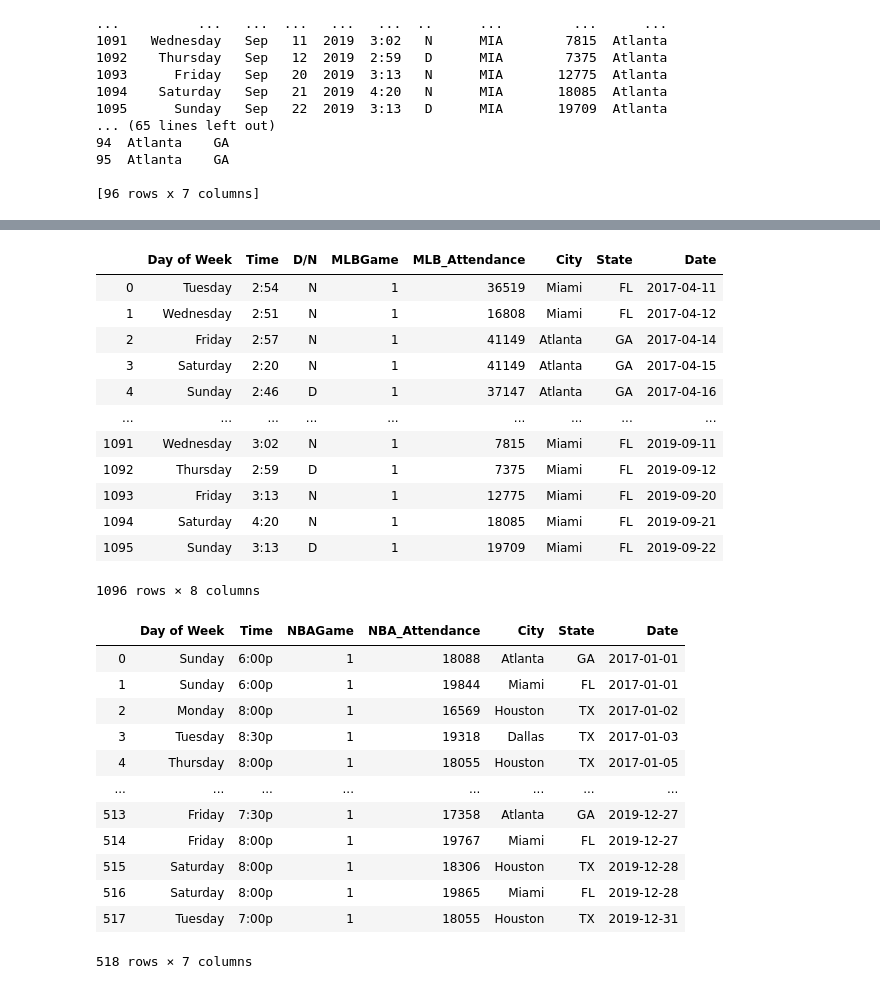
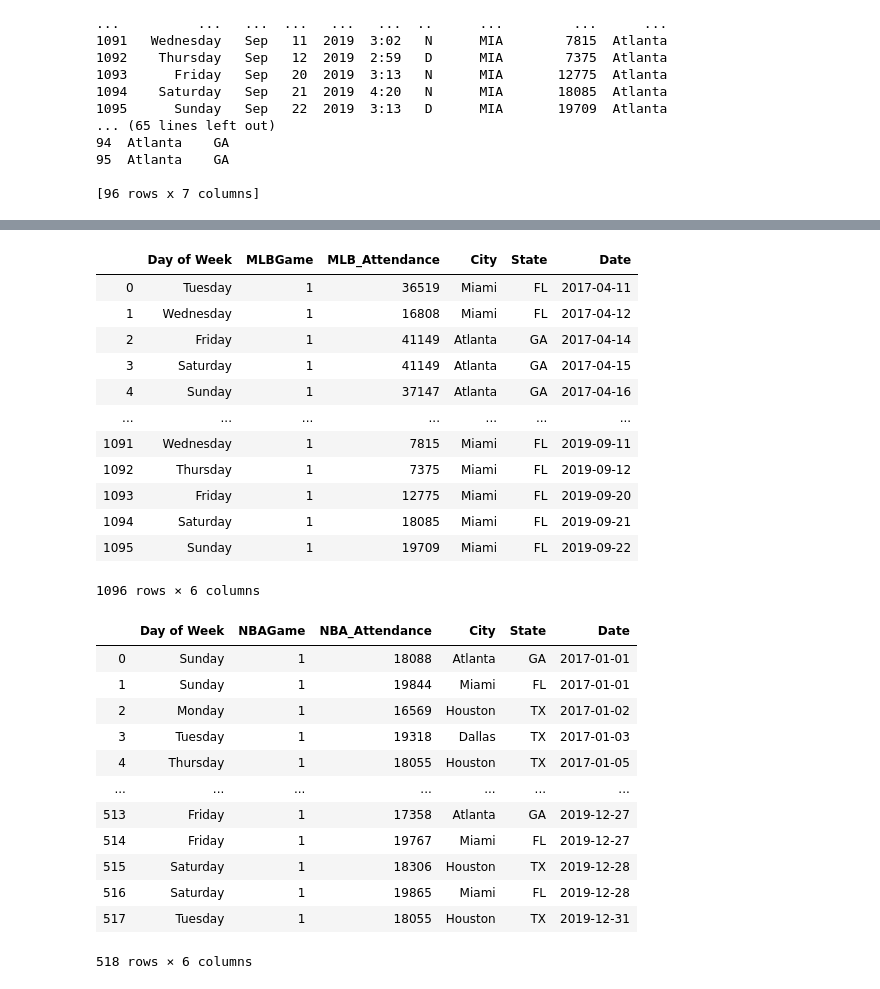
Before and after one commit to holden-herrell/IST718_GROUP_PROJECT, a Jupyter notebook: IST718-Final-Project.ipynb, the cells around one changed output, grey strips where cells are left out. Cells and saved outputs as stored; diff of their text form; code cells hidden in the pictures.

```diff
--- a/IST718-Final-Project.ipynb
+++ b/IST718-Final-Project.ipynb
@@ -186,49 +186,49 @@ display(NFL)
 # %%
 #Format MLB Dates
 MonthMap={'Jan':'01','Feb':'02', 'Mar':'03','Apr':'04','May':'05'
          ,'Jun':'06','Jul':'07','Aug':'08','Sep':'09','Oct':'10','Nov':'11','Dec':'12'}
 MLB['Month']=MLB['Month'].apply(lambda x: MonthMap[x])
 MLB['Date']=pd.to_datetime((MLB['Month'].astype(str)+' '+MLB['Day'].astype(str)+' '+MLB['Year'].astype(str)), format='%m %d %Y')
 MLB['Day of Week']=MLB['Date'].dt.day_name()
 #Drop Unneeded MLB Date columns
-MLB=MLB.drop(columns=['Month','Day','Year'])
+MLB=MLB.drop(columns=['Month','Day','Year','D/N','Time'])
 display(MLB)
 # %% [output]
-|  | Day of Week | Time | D/N | MLBGame | MLB_Attendance | City | State | Date |
-| 0 | Tuesday | 2:54 | N | 1 | 36519 | Miami | FL | 2017-04-11 |
-| 1 | Wednesday | 2:51 | N | 1 | 16808 | Miami | FL | 2017-04-12 |
-| 2 | Friday | 2:57 | N | 1 | 41149 | Atlanta | GA | 2017-04-14 |
-| 3 | Saturday | 2:20 | N | 1 | 41149 | Atlanta | GA | 2017-04-15 |
-| 4 | Sunday | 2:46 | D | 1 | 37147 | Atlanta | GA | 2017-04-16 |
-| ... | ... | ... | ... | ... | ... | ... | ... | ... |
-| 1091 | Wednesday | 3:02 | N | 1 | 7815 | Miami | FL | 2019-09-11 |
-| 1092 | Thursday | 2:59 | D | 1 | 7375 | Miami | FL | 2019-09-12 |
-| 1093 | Friday | 3:13 | N | 1 | 12775 | Miami | FL | 2019-09-20 |
-| 1094 | Saturday | 4:20 | N | 1 | 18085 | Miami | FL | 2019-09-21 |
-| 1095 | Sunday | 3:13 | D | 1 | 19709 | Miami | FL | 2019-09-22 |
+|  | Day of Week | MLBGame | MLB_Attendance | City | State | Date |
+| 0 | Tuesday | 1 | 36519 | Miami | FL | 2017-04-11 |
+| 1 | Wednesday | 1 | 16808 | Miami | FL | 2017-04-12 |
+| 2 | Friday | 1 | 41149 | Atlanta | GA | 2017-04-14 |
+| 3 | Saturday | 1 | 41149 | Atlanta | GA | 2017-04-15 |
+| 4 | Sunday | 1 | 37147 | Atlanta | GA | 2017-04-16 |
+| ... | ... | ... | ... | ... | ... | ... |
+| 1091 | Wednesday | 1 | 7815 | Miami | FL | 2019-09-11 |
+| 1092 | Thursday | 1 | 7375 | Miami | FL | 2019-09-12 |
+| 1093 | Friday | 1 | 12775 | Miami | FL | 2019-09-20 |
+| 1094 | Saturday | 1 | 18085 | Miami | FL | 2019-09-21 |
+| 1095 | Sunday | 1 | 19709 | Miami | FL | 2019-09-22 |
-1096 rows × 8 columns
+1096 rows × 6 columns
 # %%
 #Format NBA Dates
 NBA['Month']=NBA['Month'].apply(lambda x: MonthMap[x])
 NBA['Date']=pd.to_datetime((NBA['Month'].astype(str)+' '+NBA['Day'].astype(str)+' '+NBA['Year'].astype(str)), format='%m %d %Y')
 NBA['Day of Week']=NBA['Date'].dt.day_name()
 #Drop Unneeded NBA Date columns
-NBA=NBA.drop(columns=['Month','Day','Year'])
+NBA=NBA.drop(columns=['Month','Day','Year','Time'])
 display(NBA)
 # %% [output]
-|  | Day of Week | Time | NBAGame | NBA_Attendance | City | State | Date |
-| 0 | Sunday | 6:00p | 1 | 18088 | Atlanta | GA | 2017-01-01 |
-| 1 | Sunday | 6:00p | 1 | 19844 | Miami | FL | 2017-01-01 |
-| 2 | Monday | 8:00p | 1 | 16569 | Houston | TX | 2017-01-02 |
-| 3 | Tuesday | 8:30p | 1 | 19318 | Dallas | TX | 2017-01-03 |
-| 4 | Thursday | 8:00p | 1 | 18055 | Houston | TX | 2017-01-05 |
-| ... | ... | ... | ... | ... | ... | ... | ... |
-| 513 | Friday | 7:30p | 1 | 17358 | Atlanta | GA | 2019-12-27 |
-| 514 | Friday | 8:00p | 1 | 19767 | Miami | FL | 2019-12-27 |
-| 515 | Saturday | 8:00p | 1 | 18306 | Houston | TX | 2019-12-28 |
-| 516 | Saturday | 8:00p | 1 | 19865 | Miami | FL | 2019-12-28 |
-| 517 | Tuesday | 7:00p | 1 | 18055 | Houston | TX | 2019-12-31 |
+|  | Day of Week | NBAGame | NBA_Attendance | City | State | Date |
+| 0 | Sunday | 1 | 18088 | Atlanta | GA | 2017-01-01 |
+| 1 | Sunday | 1 | 19844 | Miami | FL | 2017-01-01 |
+| 2 | Monday | 1 | 16569 | Houston | TX | 2017-01-02 |
+| 3 | Tuesday | 1 | 19318 | Dallas | TX | 2017-01-03 |
+| 4 | Thursday | 1 | 18055 | Houston | TX | 2017-01-05 |
+| ... | ... | ... | ... | ... | ... | ... |
+| 513 | Friday | 1 | 17358 | Atlanta | GA | 2019-12-27 |
+| 514 | Friday | 1 | 19767 | Miami | FL | 2019-12-27 |
+| 515 | Saturday | 1 | 18306 | Houston | TX | 2019-12-28 |
+| 516 | Saturday | 1 | 19865 | Miami | FL | 2019-12-28 |
+| 517 | Tuesday | 1 | 18055 | Houston | TX | 2019-12-31 |
-518 rows × 7 columns
+518 rows × 6 columns
 # %%
 #Format NFL Dates
 NFL['Date']=pd.to_datetime(NFL['Date'],format='%A, %B %d, %Y')
```
Also changed, not shown: parts of 9 cells of this notebook.
